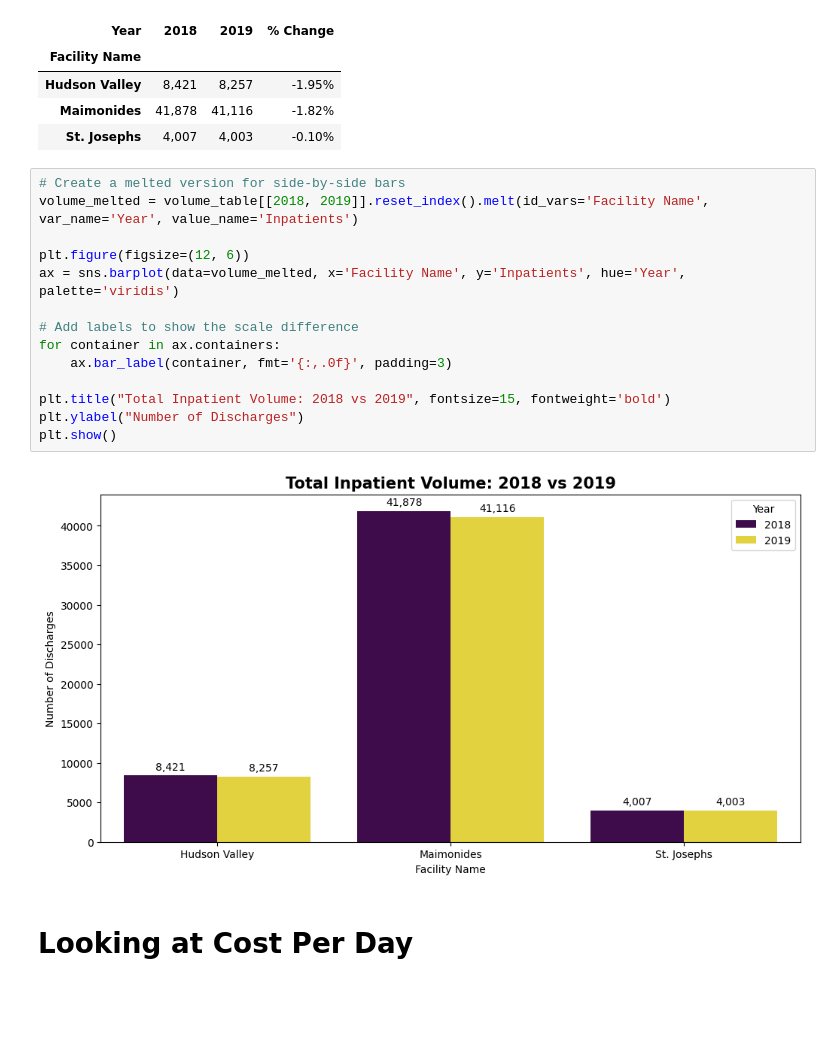
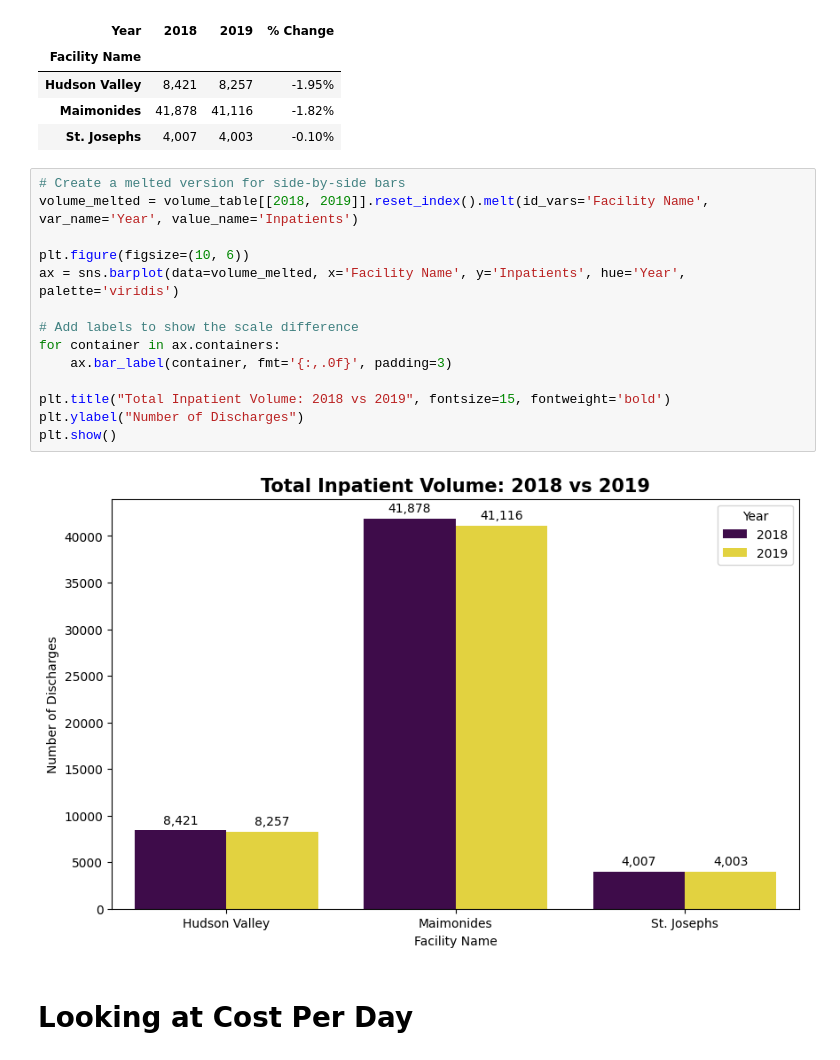
Before and after one commit to kpsalida/HospitalDischarges_Visualization, a Jupyter notebook: viz_eda.ipynb, the cells around one changed output. Saved outputs shown, nothing was run; the diff lists cells and outputs as text; blank space fills up the shorter version.

```diff
--- a/viz_eda.ipynb
+++ b/viz_eda.ipynb
@@ -1187,19 +1221,19 @@ styled_volume
 # %%
 # Create a melted version for side-by-side bars
 volume_melted = volume_table[[2018, 2019]].reset_index().melt(id_vars='Facility Name', var_name='Year', value_name='Inpatients')
 
-plt.figure(figsize=(12, 6))
+plt.figure(figsize=(10, 6))
 ax = sns.barplot(data=volume_melted, x='Facility Name', y='Inpatients', hue='Year', palette='viridis')
 
 # Add labels to show the scale difference
 for container in ax.containers:
     ax.bar_label(container, fmt='{:,.0f}', padding=3)
 
 plt.title("Total Inpatient Volume: 2018 vs 2019", fontsize=15, fontweight='bold')
 plt.ylabel("Number of Discharges")
 plt.show()
 # %% [output]
-[figure, old version]
+[figure, new version]
 # %% [markdown]
 # Looking at Cost Per Day
 # %%
```
Also changed, not shown: parts of 5 cells of this notebook.
